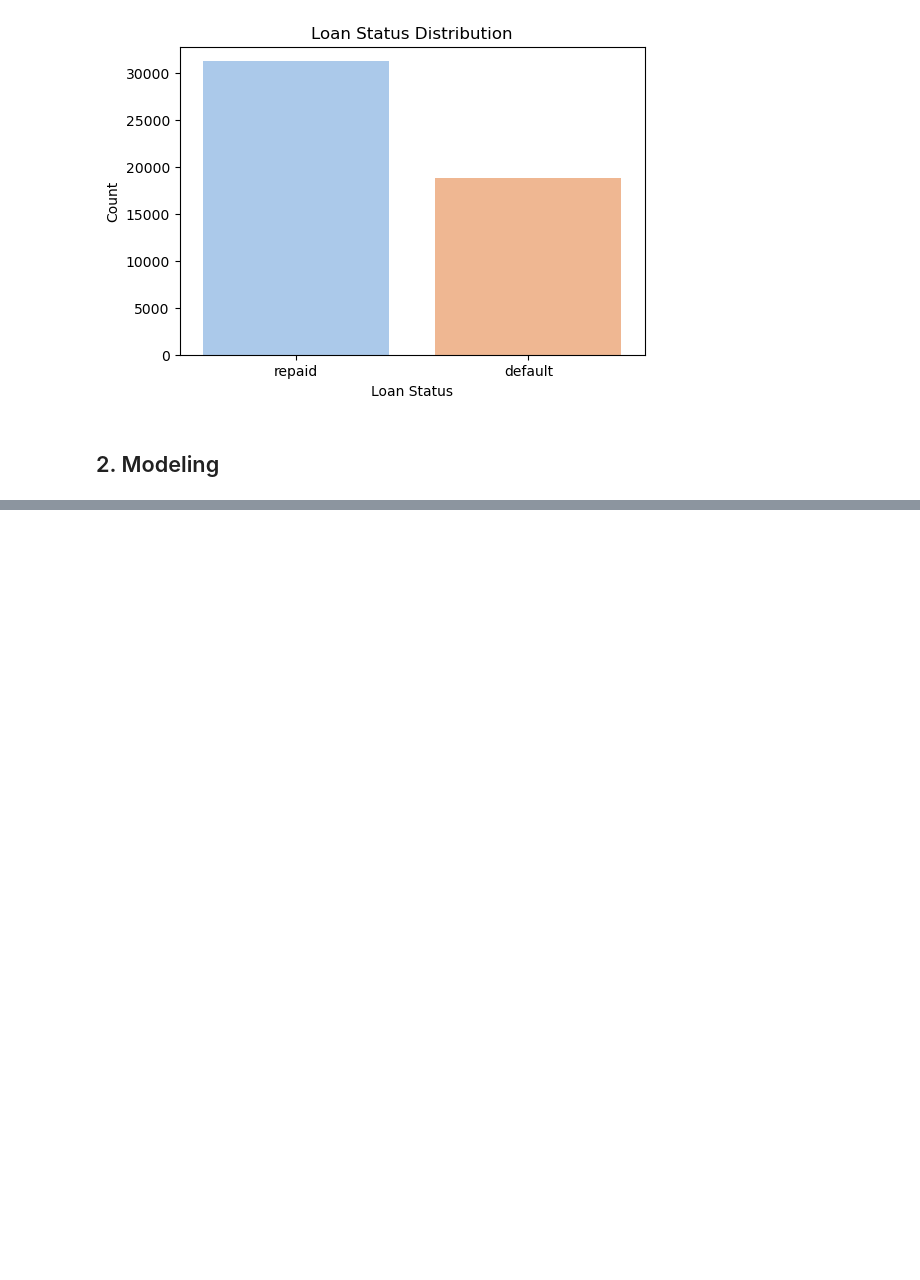
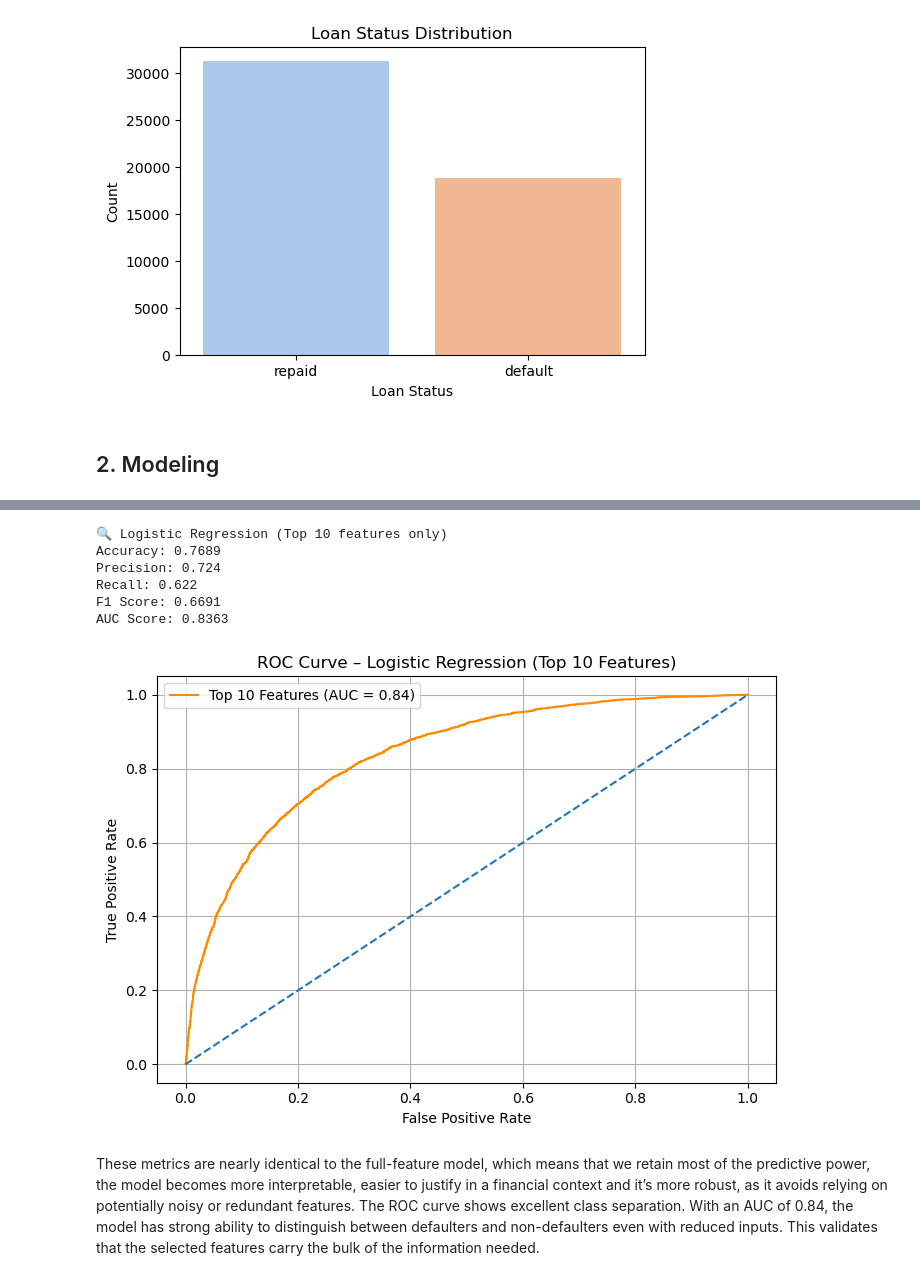
Before and after one commit to PrometisLab/coding-challenge-data-gov-fintech, a Jupyter notebook: code.ipynb, the cells around one changed output, grey strips where cells are left out. Drawn from its saved outputs; the diff is of its cells as text; code cells hidden in the pictures; blank space fills up the shorter version.

```diff
--- a/code.ipynb
+++ b/code.ipynb
@@ -345,0 +580,44 @@ Test shape: (10000, 29)
+# %%
+top_features = coef_df.head(10)['Feature'].tolist()
+
+X_train_top = X_train[top_features]
+X_test_top = X_test[top_features]
+
+# Step 3: Train a simpler logistic regression model
+logreg_simple = LogisticRegression(max_iter=500, solver='liblinear', penalty='l1', C=0.1)
+logreg_simple.fit(X_train_top, y_train)
+
+# Step 4: Predict and evaluate
+y_pred_simple = logreg_simple.predict(X_test_top)
+y_proba_simple = logreg_simple.predict_proba(X_test_top)[:, 1]
+
+print("\n🔍 Logistic Regression (Top 10 features only)")
+print("Accuracy:", round(accuracy_score(y_test, y_pred_simple), 4))
+print("Precision:", round(precision_score(y_test, y_pred_simple), 4))
+print("Recall:", round(recall_score(y_test, y_pred_simple), 4))
+print("F1 Score:", round(f1_score(y_test, y_pred_simple), 4))
+print("AUC Score:", round(roc_auc_score(y_test, y_proba_simple), 4))
+
+# Step 5: Plot ROC curve for the simpler model
+fpr_s, tpr_s, _ = roc_curve(y_test, y_proba_simple)
+plt.figure(figsize=(7, 5))
+plt.plot(fpr_s, tpr_s, label='Top 10 Features (AUC = {:.2f})'.format(roc_auc_score(y_test, y_proba_simple)), color='darkorange')
+plt.plot([0, 1], [0, 1], linestyle='--')
+plt.xlabel('False Positive Rate')
+plt.ylabel('True Positive Rate')
+plt.title('ROC Curve – Logistic Regression (Top 10 Features)')
+plt.legend()
+plt.grid(True)
+plt.tight_layout()
+plt.show()
+# %% [output]
+🔍 Logistic Regression (Top 10 features only)
+Accuracy: 0.7689
+Precision: 0.724
+Recall: 0.622
+F1 Score: 0.6691
+AUC Score: 0.8363
+[figure, added]
+# %% [markdown]
+These metrics are nearly identical to the full-feature model, which means that we retain most of the predictive power, the model becomes more interpretable, easier to justify in a financial context and it’s more robust, as it avoids relying on potentially noisy or redundant features.
+The ROC curve shows excellent class separation. With an AUC of 0.84, the model has strong ability to distinguish between defaulters and non-defaulters even with reduced inputs. This validates that the selected features carry the bulk of the information needed.
```
Also changed, not shown: parts of 50 cells of this notebook.
